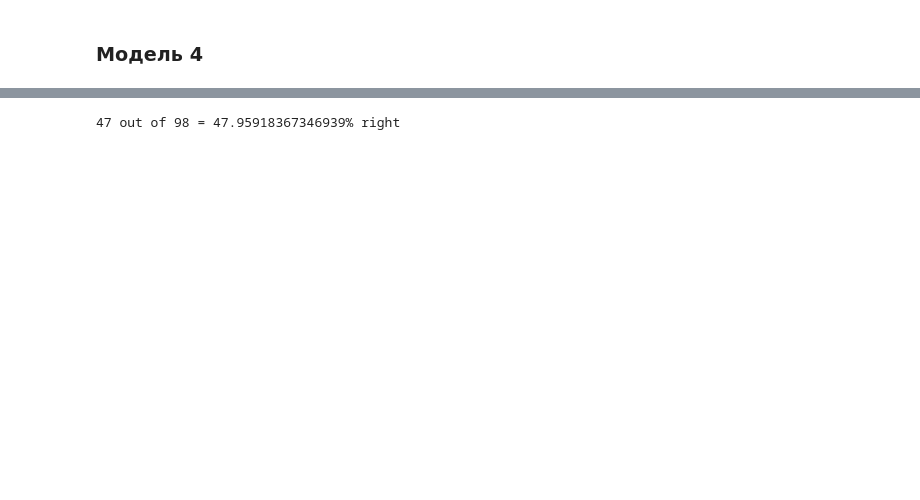
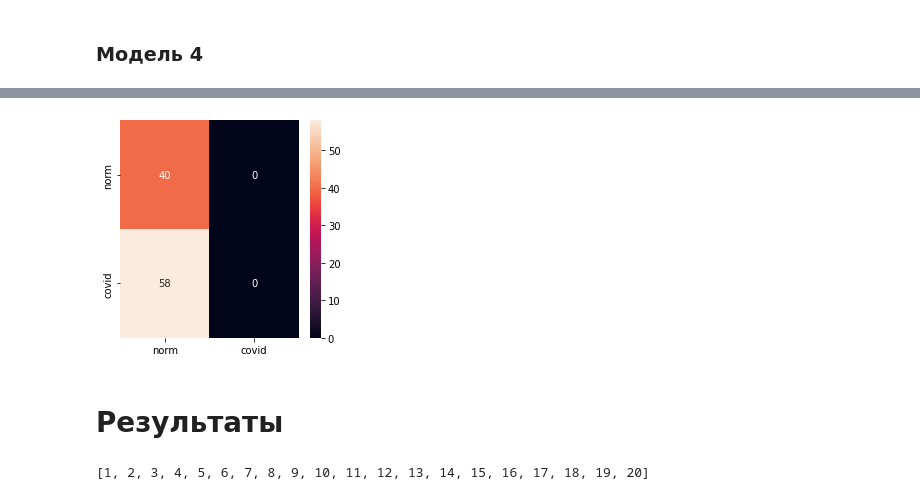
Before and after one commit to ignatovskiy/Data_Satanism, a Jupyter notebook: lab2_iad/Lab2_iad.ipynb, the cells around one changed output, grey strips where cells are left out. Drawn from its saved outputs; the diff is of its cells as text; code cells hidden in the pictures; blank space fills up the shorter version.

```diff
--- a/lab2_iad/Lab2_iad.ipynb
+++ b/lab2_iad/Lab2_iad.ipynb
@@ -341,6 +347,6 @@ model4 = Model4()
 criterion = nn.CrossEntropyLoss()
 optimizer = torch.optim.Adam(model4.parameters(), lr=0.01)
 # %%
-epochs = 20
-model4_ = train_model(model4, epochs, criterion, optimizer, X_train_tensor, Y_train_tensor, X_test_tensor, Y_test_tensor)
+epochs4 = 20
+model4_, accs4, losses4 = train_model(model4, epochs4, criterion, optimizer, X_train_tensor, Y_train_tensor, X_test_tensor, Y_test_tensor)
 # %% [output]
@@ -367,4 +373,12 @@ epoch: 20  loss: 0.69314730 acc: 47.95918367346939
 # %%
-test_model(model4_, X_test_tensor, Y_test_tensor, 1)
+test_res_model(model4_, X_test_tensor, Y_test_tensor, 1, target_names)
 # %% [output]
-47 out of 98 = 47.95918367346939% right
+[figure, added]
+# %% [markdown]
+# Результаты
+# %%
+max_epoch = max(epochs1, epochs2, epochs3, epochs4)
+x = list(range(1, max_epoch+1))
+print(x)
+# %% [output]
+[1, 2, 3, 4, 5, 6, 7, 8, 9, 10, 11, 12, 13, 14, 15, 16, 17, 18, 19, 20]
```
Also changed, not shown: parts of 23 cells of this notebook, 1 other file.
